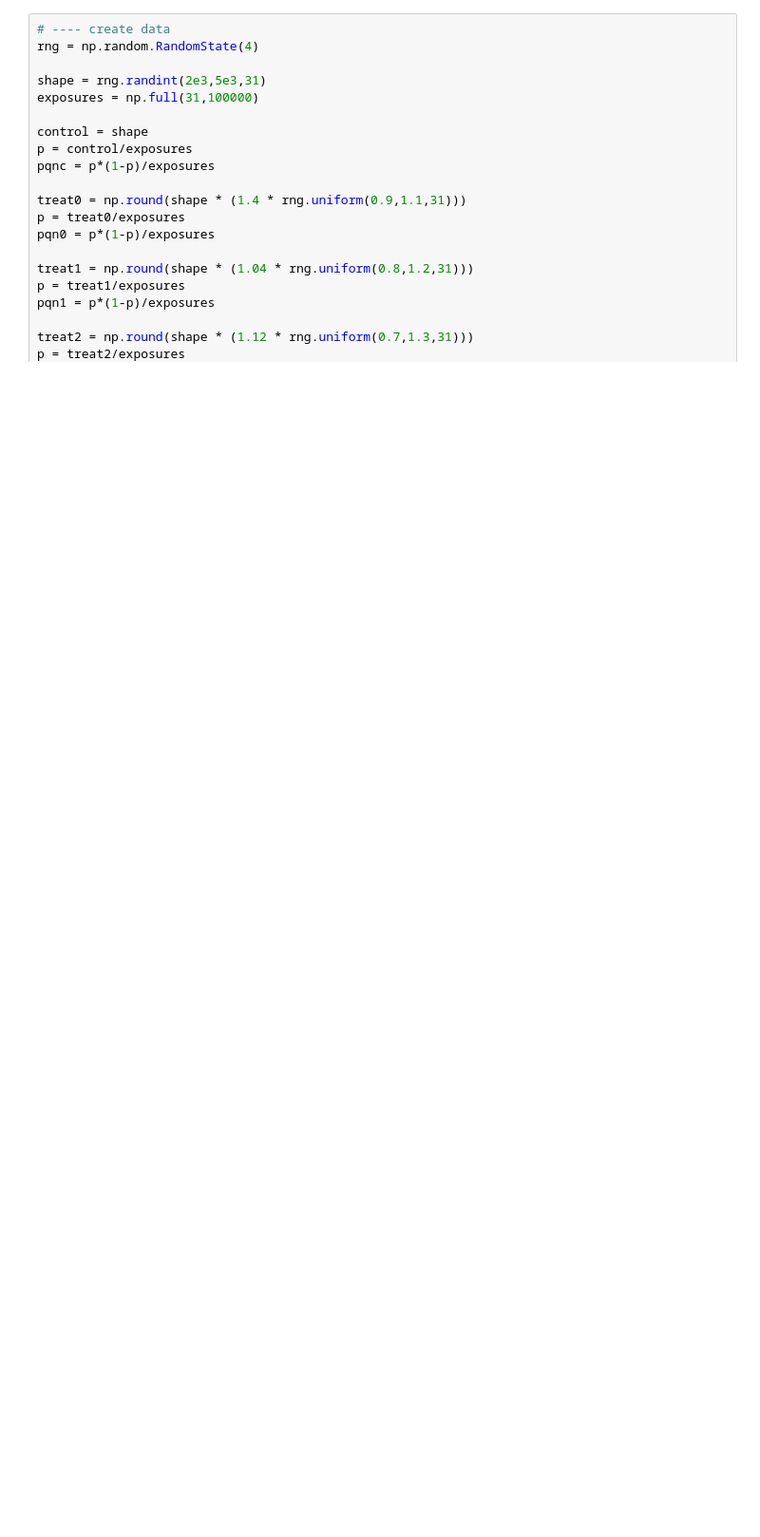
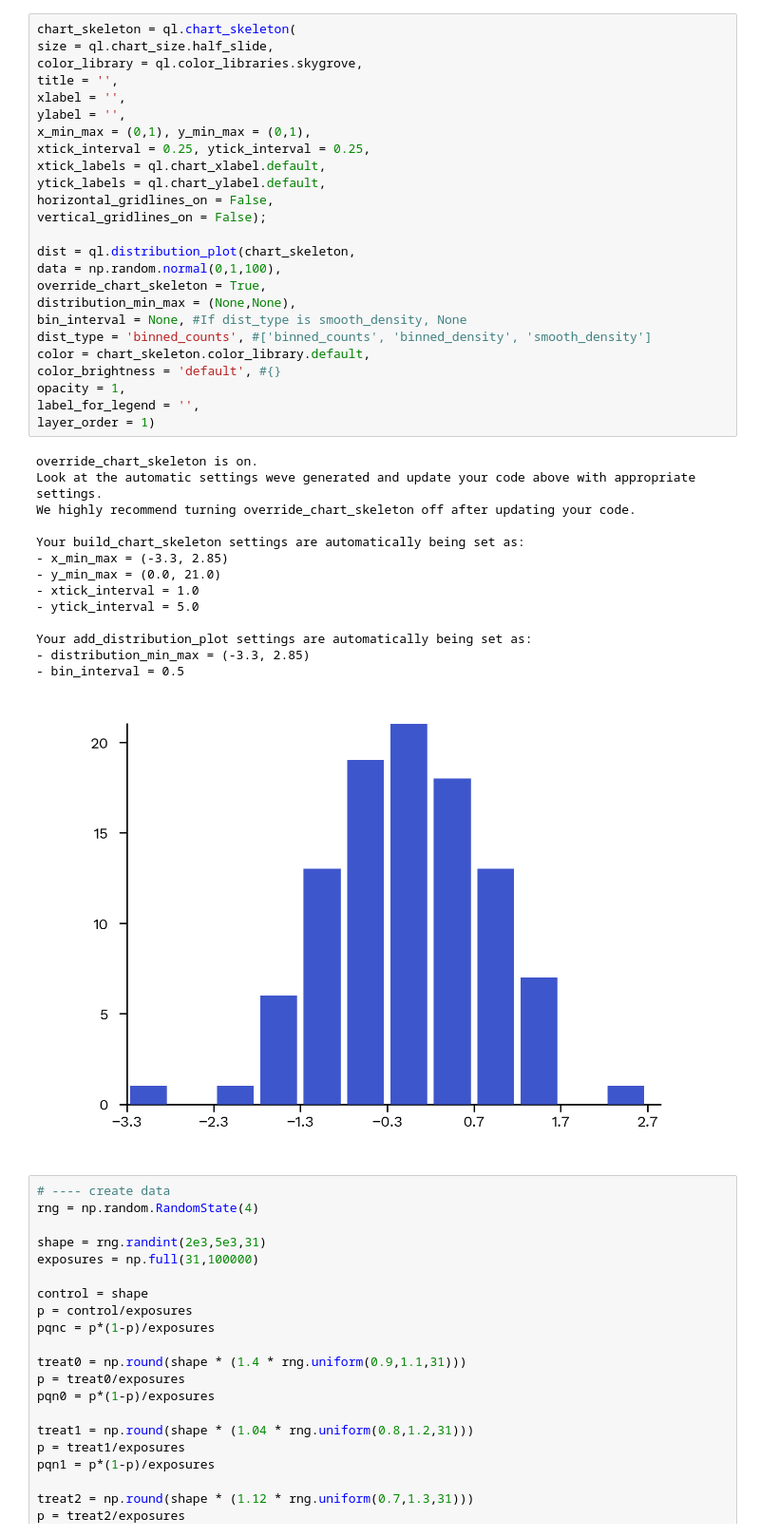
Before and after one commit to alexdsbreslav/quicklooks, a Jupyter notebook: Untitled.ipynb, the cells around one changed output. Shown at 95% size. Cells and saved outputs as stored; diff of their text form; blank space fills up the shorter version.

```diff
--- a/Untitled.ipynb
+++ b/Untitled.ipynb
@@ -7,3 +58,43 @@ SyntaxError: invalid syntax. Perhaps you forgot a comma? (cs_attributes.py, line
+# %%
+chart_skeleton = ql.chart_skeleton(
+size = ql.chart_size.half_slide,
+color_library = ql.color_libraries.skygrove,
+title = '',
+xlabel = '',
+ylabel = '',
+x_min_max = (0,1), y_min_max = (0,1),
+xtick_interval = 0.25, ytick_interval = 0.25,
+xtick_labels = ql.chart_xlabel.default,
+ytick_labels = ql.chart_ylabel.default,
+horizontal_gridlines_on = False,
+vertical_gridlines_on = False);
+
+dist = ql.distribution_plot(chart_skeleton,
+data = np.random.normal(0,1,100),
+override_chart_skeleton = True,
+distribution_min_max = (None,None),
+bin_interval = None, #If dist_type is smooth_density, None
+dist_type = 'binned_counts', #['binned_counts', 'binned_density', 'smooth_density']
+color = chart_skeleton.color_library.default,
+color_brightness = 'default', #{}
+opacity = 1,
+label_for_legend = '',
+layer_order = 1)
+# %% [output]
+override_chart_skeleton is on.
+Look at the automatic settings weve generated and update your code above with appropriate settings.
+We highly recommend turning override_chart_skeleton off after updating your code.
+
+Your build_chart_skeleton settings are automatically being set as:
+- x_min_max = (-3.3, 2.85)
+- y_min_max = (0.0, 21.0)
+- xtick_interval = 1.0
+- ytick_interval = 5.0
+
+Your add_distribution_plot settings are automatically being set as:
+- distribution_min_max = (-3.3, 2.85)
+- bin_interval = 0.5
+[figure, added]
 # %%
 # ---- create data
 rng = np.random.RandomState(4)
```
Also changed, not shown: parts of 3 cells of this notebook, 21 other files.
